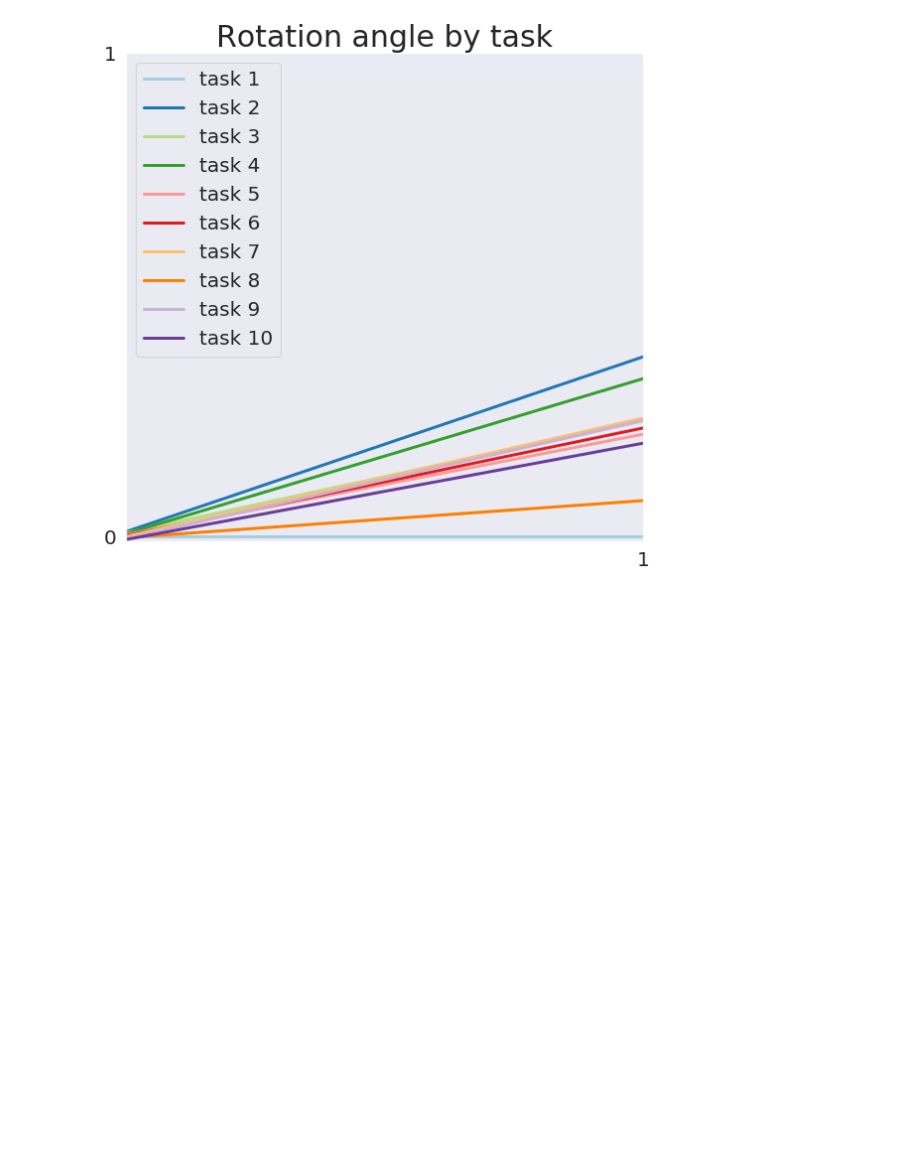
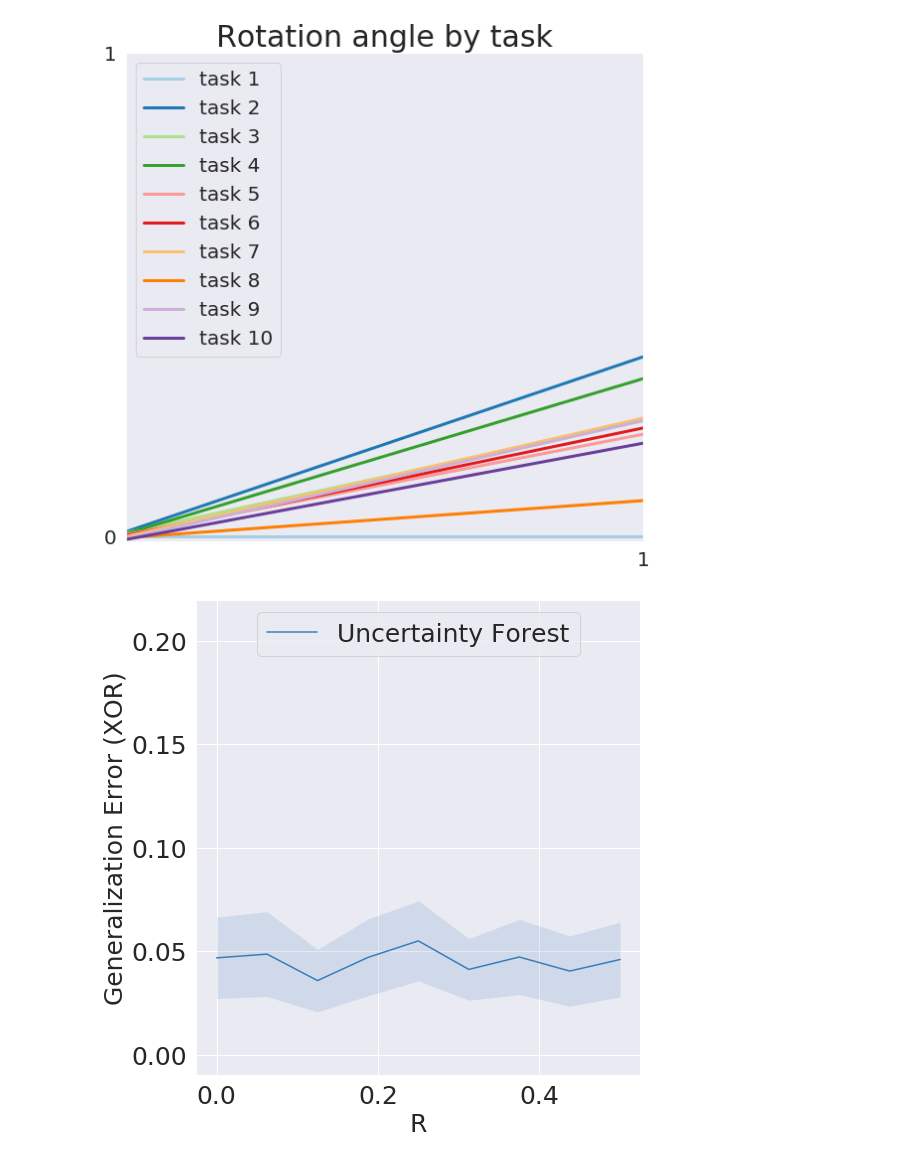
Before and after one commit to neurodata/lifelong-learning, a Jupyter notebook: cef/paper-figs-generator-local.ipynb, the cells around one changed output. Saved outputs shown, nothing was run; the diff lists cells and outputs as text; code cells hidden in the pictures; blank space fills up the shorter version.

Commit message:
rxor sweep

```diff
--- a/cef/paper-figs-generator-local.ipynb
+++ b/cef/paper-figs-generator-local.ipynb
@@ -1067,0 +1147,98 @@ import pickle
+# %%
+n_mc=30
+h=0.125/2
+
+angle_params = np.pi*np.arange(0, 0.5+h, step=h)
+sweep_errors = np.zeros((mc_its, len(angle_params), 6))
+
+
+for iter in tqdm(range(n_mc)):
+    sweep_errors[iter] = rxor_sweep(100, 300, 2, angle_params, 100)
+
+mean_sweep = np.mean(sweep_errors, axis=0)
+std_sweep = np.std(sweep_errors, ddof=1, axis=0)
+# %%
+ps = np.arange(0, 0.5+h, step=h)
+# %%
+# plotting cell..
+# colors = sns.color_palette("Set1", n_colors = n_algs)
+
+algorithms = ['Uncertainty Forest', 'Transfer Forest', 'Lifelong Forest']
+algorithms = np.concatenate((algorithms, ['Uncertainty Forest', 'Transfer Forest', 'Lifelong Forest']))
+
+algo_offset=0
+names = ['rf', 'transfer', 'lifelong']
+
+fontsize=25
+labelsize=25
+for j, name in enumerate(names):
+    fig1 = plt.figure(figsize=(8,8))
+    ax1 = fig1.add_subplot(1,1,1)
+    for i, algo in enumerate(algorithms[:j+1]):
+
+        ax1.plot(ps, mean_sweep[:, i + algo_offset], label=algo, c=colors[i])
+        ax1.fill_between(ps,
+                mean_sweep[:, i + algo_offset] + 1.96*std_sweep[:, i + algo_offset]/np.sqrt(n_mc),
+                mean_sweep[:, i + algo_offset] - 1.96*std_sweep[:, i + algo_offset]/np.sqrt(n_mc),
+                where=mean_sweep[:, i + algo_offset] + 1.96*std_sweep[:, i + algo_offset]/np.sqrt(n_mc) >= mean_sweep[:, i + algo_offset] - 1.96*std_sweep[:, i + algo_offset]/np.sqrt(n_mc),
+                facecolor=colors[i],
+                alpha=0.15,
+                interpolate=True)
+    if name is 'lifelong':
+        ax1.set_ylabel('Generalization Error (XOR)', fontsize=fontsize)
+        ax1.legend(loc='upper center', fontsize=fontsize)
+#         ax1.set_ylim(-0.01, 0.22)
+        ax1.set_xlabel('R', fontsize=fontsize)
+        ax1.tick_params(labelsize=labelsize)
+#         ax1.set_yticks([0, 0.1, 0.2])
+        ax1.set_xticks([0, 0.125, 0.25, 0.375, 0.5])
+    else:
+        ax1.set_ylabel('Generalization Error (XOR)', fontsize=fontsize)
+        ax1.legend(loc='upper center', fontsize=fontsize)
+        ax1.set_ylim(-0.01, 0.22)
+        ax1.set_xlabel('R', fontsize=fontsize)
+        ax1.tick_params(labelsize=labelsize)
+#         ax1.set_yticks([0, 0.1, 0.2])
+#         ax1.set_xticks([100, 200, 300, 400])
+    plt.tight_layout()
+
+    plt.savefig('xor_sweep_%s.png'%(name))
+
+algo_offset=3
+for j, name in enumerate(names):
+    fig2 = plt.figure(figsize=(8,8))
+
+    ax2 = fig2.add_subplot(1,1,1)
+    for i, algo in enumerate(algorithms[:j+1]):
+        ax2.plot(ps, mean_sweep[:, i+algo_offset], label=algo, c=colors[i])
+        ax2.fill_between(ps,
+                mean_sweep[:, i+algo_offset] + 1.96*std_sweep[:, i+algo_offset]/np.sqrt(n_mc),
+                mean_sweep[:, i+algo_offset] - 1.96*std_sweep[:, i+algo_offset]/np.sqrt(n_mc),
+                where=mean_sweep[:, i+algo_offset] + 1.96*std_sweep[:, i+algo_offset]/np.sqrt(n_mc) >= mean_sweep[:, i+algo_offset] - 1.96*std_sweep[:, i+algo_offset]/np.sqrt(n_mc),
+                facecolor=colors[i],
+                alpha=0.15,
+                interpolate=True)
+
+    if name is 'lifelong':
+        ax2.set_ylabel('Generalization Error (R-XOR)', fontsize=fontsize)
+#         ax2.legend(loc='upper center', fontsize=25)
+#         ax2.set_ylim(-0.01, 0.31)
+        ax2.set_xlabel('R', fontsize=fontsize)
+        ax2.tick_params(labelsize=labelsize)
+#         ax2.set_yticks([0, 0.2, 0.3])
+        ax2.set_xticks([0, 0.125, 0.25, 0.375, 0.5])
+
+    else:
+        continue
+        ax2.set_ylabel('Generalization Error (R-XOR)', fontsize=fontsize)
+        ax2.legend(loc='upper center', fontsize=fontsize)
+#         ax2.set_ylim(-0.01, 0.31)
+        ax2.set_xlabel('R', fontsize=fontsize)
+        ax2.tick_params(labelsize=labelsize)
+#         ax2.set_yticks([0, 0.2, 0.3])
+#         ax2.set_xticks([100, 200, 300, 400])
+    plt.tight_layout()
+
+    plt.savefig('rxor_sweep_%s.png'%(name))
+# %% [output]
+[figure, added]
```
Also changed, not shown: parts of 5 cells of this notebook.
